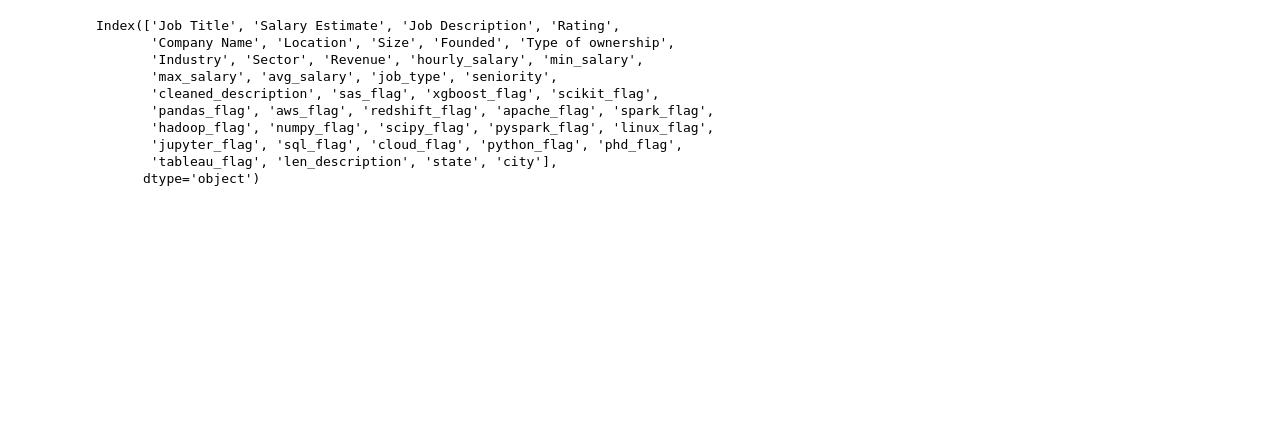
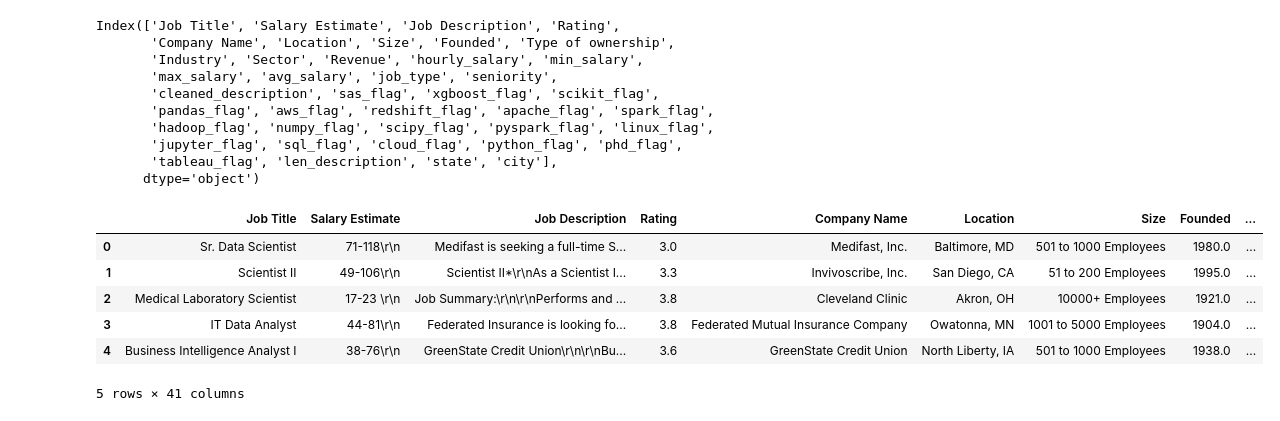
Before and after one commit to miiguelkf/DataScienceSalary, a Jupyter notebook: model.ipynb, the cells around one changed output. Drawn from its saved outputs; the diff is of its cells as text; code cells hidden in the pictures; blank space fills up the shorter version.

```diff
--- a/model.ipynb
+++ b/model.ipynb
@@ -15,6 +16,16 @@ Index(['Job Title', 'Salary Estimate', 'Job Description', 'Rating',
        'jupyter_flag', 'sql_flag', 'cloud_flag', 'python_flag', 'phd_flag',
        'tableau_flag', 'len_description', 'state', 'city'],
       dtype='object')
+# %%
+df.head()
+# %% [output]
+|  | Job Title | Salary Estimate | Job Description | Rating | Company Name | Location | Size | Founded | ... |
+| 0 | Sr. Data Scientist | 71-118\r\n | Medifast is seeking a full-time S... | 3.0 | Medifast, Inc. | Baltimore, MD | 501 to 1000 Employees | 1980.0 | ... |
+| 1 | Scientist II | 49-106\r\n | Scientist II*\r\nAs a Scientist I... | 3.3 | Invivoscribe, Inc. | San Diego, CA | 51 to 200 Employees | 1995.0 | ... |
+| 2 | Medical Laboratory Scientist | 17-23 \r\n | Job Summary:\r\n\r\nPerforms and ... | 3.8 | Cleveland Clinic | Akron, OH | 10000+ Employees | 1921.0 | ... |
+| 3 | IT Data Analyst | 44-81\r\n | Federated Insurance is looking fo... | 3.8 | Federated Mutual Insurance Company | Owatonna, MN | 1001 to 5000 Employees | 1904.0 | ... |
+| 4 | Business Intelligence Analyst I | 38-76\r\n | GreenState Credit Union\r\n\r\nBu... | 3.6 | GreenState Credit Union | North Liberty, IA | 501 to 1000 Employees | 1938.0 | ... |
+5 rows × 41 columns
 # %%
 # Dropping Unnecessary columns
 df.drop(['Job Title', 'Salary Estimate', 'Job Description', 'Company Name', 'Location', 'Founded', 'hourly_salary', \
```
Also changed, not shown: parts of 11 cells of this notebook.
